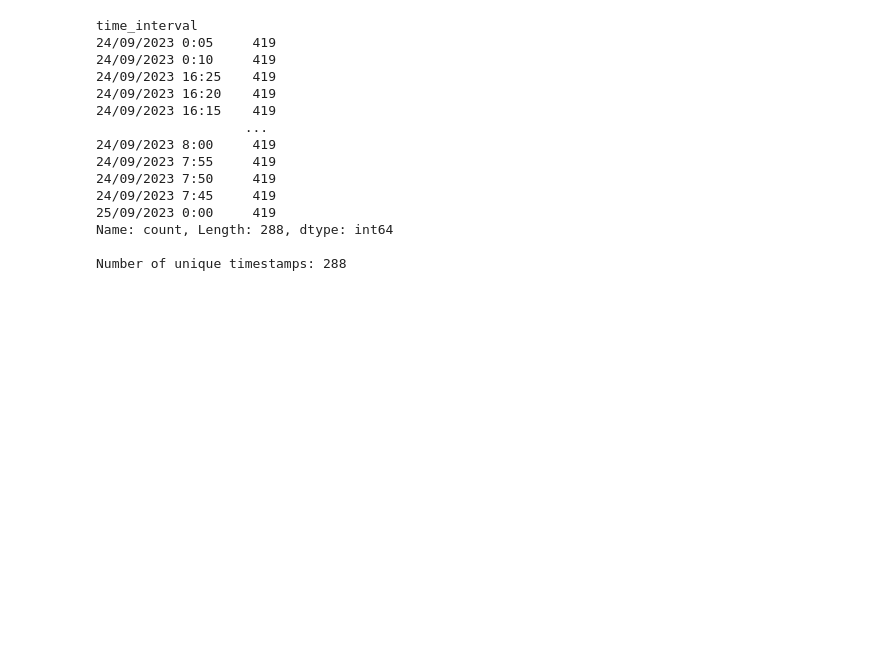
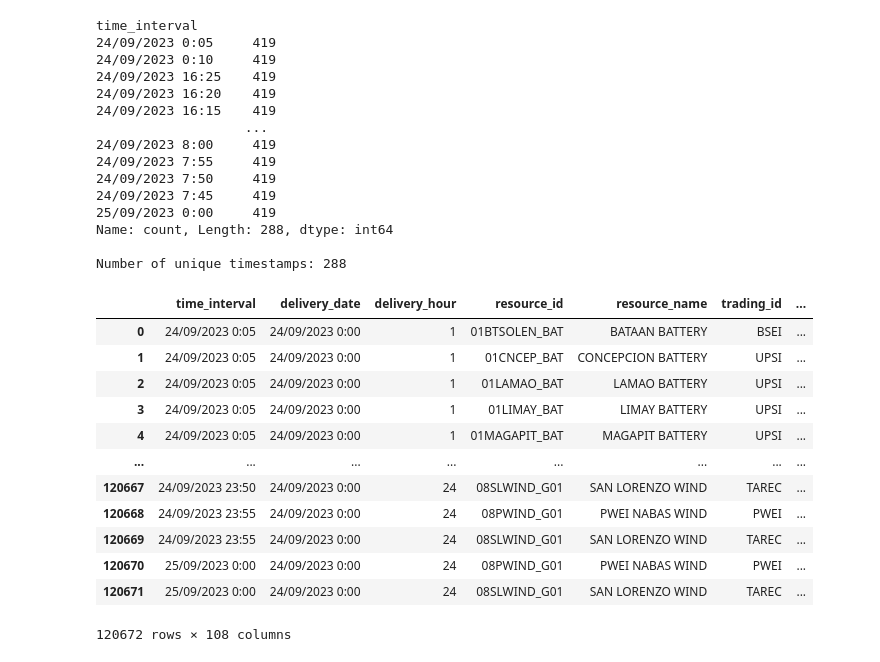
Before and after one commit to gbrosell/maroon-archers, a Jupyter notebook: WESM_EDA.ipynb, the cells around one changed output. Saved outputs shown, nothing was run; the diff lists cells and outputs as text; code cells hidden in the pictures; blank space fills up the shorter version.

```diff
--- a/WESM_EDA.ipynb
+++ b/WESM_EDA.ipynb
@@ -111,3 +111,19 @@ time_interval
 Name: count, Length: 288, dtype: int64
 
 Number of unique timestamps: 288
+# %%
+df
+# %% [output]
+|  | time_interval | delivery_date | delivery_hour | resource_id | resource_name | trading_id | ... |
+| 0 | 24/09/2023 0:05 | 24/09/2023 0:00 | 1 | 01BTSOLEN_BAT | BATAAN BATTERY | BSEI | ... |
+| 1 | 24/09/2023 0:05 | 24/09/2023 0:00 | 1 | 01CNCEP_BAT | CONCEPCION BATTERY | UPSI | ... |
+| 2 | 24/09/2023 0:05 | 24/09/2023 0:00 | 1 | 01LAMAO_BAT | LAMAO BATTERY | UPSI | ... |
+| 3 | 24/09/2023 0:05 | 24/09/2023 0:00 | 1 | 01LIMAY_BAT | LIMAY BATTERY | UPSI | ... |
+| 4 | 24/09/2023 0:05 | 24/09/2023 0:00 | 1 | 01MAGAPIT_BAT | MAGAPIT BATTERY | UPSI | ... |
+| ... | ... | ... | ... | ... | ... | ... | ... |
+| 120667 | 24/09/2023 23:50 | 24/09/2023 0:00 | 24 | 08SLWIND_G01 | SAN LORENZO WIND | TAREC | ... |
+| 120668 | 24/09/2023 23:55 | 24/09/2023 0:00 | 24 | 08PWIND_G01 | PWEI NABAS WIND | PWEI | ... |
+| 120669 | 24/09/2023 23:55 | 24/09/2023 0:00 | 24 | 08SLWIND_G01 | SAN LORENZO WIND | TAREC | ... |
+| 120670 | 25/09/2023 0:00 | 24/09/2023 0:00 | 24 | 08PWIND_G01 | PWEI NABAS WIND | PWEI | ... |
+| 120671 | 25/09/2023 0:00 | 24/09/2023 0:00 | 24 | 08SLWIND_G01 | SAN LORENZO WIND | TAREC | ... |
+120672 rows × 108 columns
```
Also changed, not shown: parts of 4 cells of this notebook.
